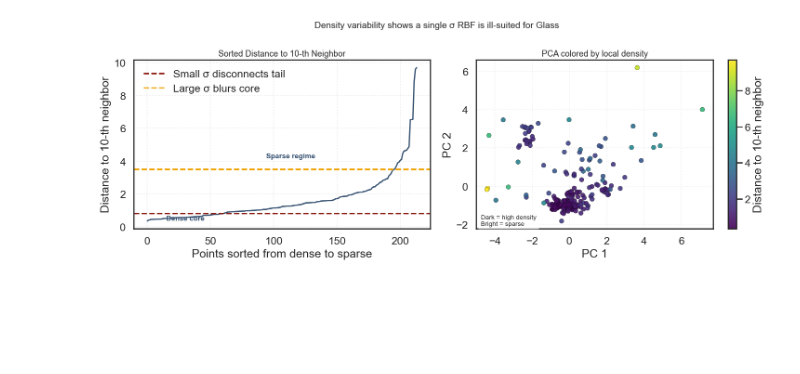
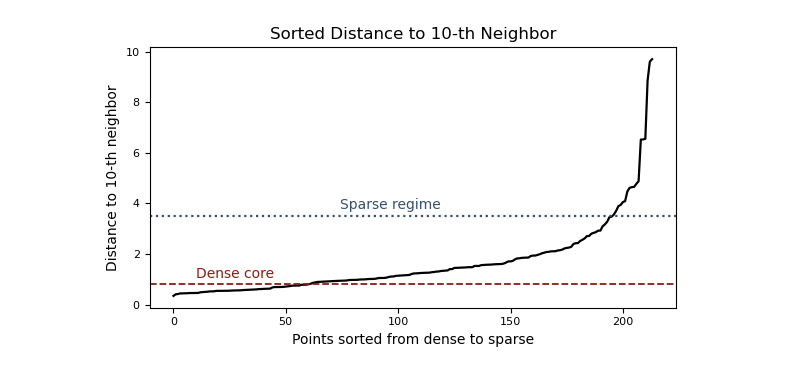
Before and after one commit to vladimirminaev/spectral_clustering, a Jupyter notebook: Notebooks/Vladimir/glass_dataset.ipynb, the cells around one changed output. Cells and saved outputs as stored; diff of their text form; code cells hidden in the pictures; blank space fills up the shorter version.

```diff
--- a/Notebooks/Vladimir/glass_dataset.ipynb
+++ b/Notebooks/Vladimir/glass_dataset.ipynb
@@ -30,64 +32,58 @@ scaler = StandardScaler()
 X = scaler.fit_transform(data.drop(columns=["Type"]).to_numpy())
 y_true = data["Type"].to_numpy()
 # %%
-# Diagnose density variability to justify non-RBF graph choices
 k = 10
 nbrs = NearestNeighbors(n_neighbors=k).fit(X)
 distances, _ = nbrs.kneighbors(X)
 dist_to_kth_neighbor = distances[:, k - 1]
 sorted_distances = np.sort(dist_to_kth_neighbor)
 
-pca = PCA(n_components=2)
-X_pca = pca.fit_transform(X)
+fig, ax1 = plt.subplots(1, 1, figsize=(6, 3.5))
 
-fig, (ax1, ax2) = plt.subplots(1, 2, figsize=(15, 5.5))
-
-ax1.plot(sorted_distances, color="#355070", linewidth=2)
-ax1.set_title(f"Sorted Distance to {k}-th Neighbor", fontsize=13)
-ax1.set_xlabel("Points sorted from dense to sparse")
-ax1.set_ylabel(f"Distance to {k}-th neighbor")
-ax1.grid(True, linestyle=":", alpha=0.4)
-ax1.axhline(0.8, color="#8C1C13", linestyle="--", label="Small σ disconnects tail")
-ax1.axhline(3.5, color="#F0A202", linestyle="--", label="Large σ blurs core")
-ax1.legend(loc="upper left", frameon=False)
-ax1.text(15, 0.4, "Dense core", fontsize=11, fontweight="bold", color="#355070")
+# Keep the curve itself black; use palette colors to highlight regimes.
+primary_color = "black"
+dense_color = PRESENTATION_COLORS[0]  # deep burgundy
+sparse_color = PRESENTATION_COLORS[min(5, len(PRESENTATION_COLORS) - 1)]  # slate blue
+ax1.plot(sorted_distances, color=primary_color, linewidth=1.6)
+ax1.set_title(f"Sorted Distance to {k}-th Neighbor", fontsize=12, color="black")
+ax1.set_xlabel("Points sorted from dense to sparse", color="black", fontsize=10)
+ax1.set_ylabel(f"Distance to {k}-th neighbor", color="black", fontsize=10)
+ax1.tick_params(axis="both", colors="black", labelsize=8)
+ax1.grid(False)
+ax1.axhline(
+    0.8,
+    color=dense_color,
+    linestyle="--",
+    linewidth=1.3,
+    # label="Small σ disconnects tail",
+)
+ax1.axhline(
+    3.5,
+    color=sparse_color,
+    linestyle=":",
+    linewidth=1.6,
+    # label="Large σ blurs core",
+)
 ax1.text(
-    len(sorted_distances) - 120,
-    4.2,
+    10,
+    0.95,
+    "Dense core",
+    fontsize=10,
+    color=dense_color,
+    ha="left",
+    va="bottom",
+)
+ax1.text(
+    len(sorted_distances) - 140,
+    3.65,
     "Sparse regime",
-    fontsize=11,
-    fontweight="bold",
-    color="#355070",
+    fontsize=10,
+    color=sparse_color,
+    ha="left",
+    va="bottom",
 )
 
-scatter = ax2.scatter(
-    X_pca[:, 0],
-    X_pca[:, 1],
-    c=dist_to_kth_neighbor,
-    cmap="viridis",
-    s=50,
-    edgecolor="black",
-    linewidth=0.3,
-    alpha=0.9,
-)
-cbar = fig.colorbar(scatter, ax=ax2)
-cbar.set_label(f"Distance to {k}-th neighbor")
-ax2.set_title("PCA colored by local density", fontsize=13)
-ax2.set_xlabel("PC 1")
-ax2.set_ylabel("PC 2")
-ax2.grid(True, linestyle=":", alpha=0.3)
-ax2.text(
-    0.02,
-    0.02,
-    "Dark = high density\nBright = sparse",
-    transform=ax2.transAxes,
-    fontsize=10,
-    bbox=dict(facecolor="white", alpha=0.7, edgecolor="none"),
-)
-fig.suptitle(
-    "Density variability shows a single σ RBF is ill-suited for Glass", fontsize=14
-)
 plt.tight_layout()
 plt.show()
 # %% [output]
-[figure, old version]
+[figure, new version]
```
Also changed, not shown: parts of 29 cells of this notebook, 3 other files.
